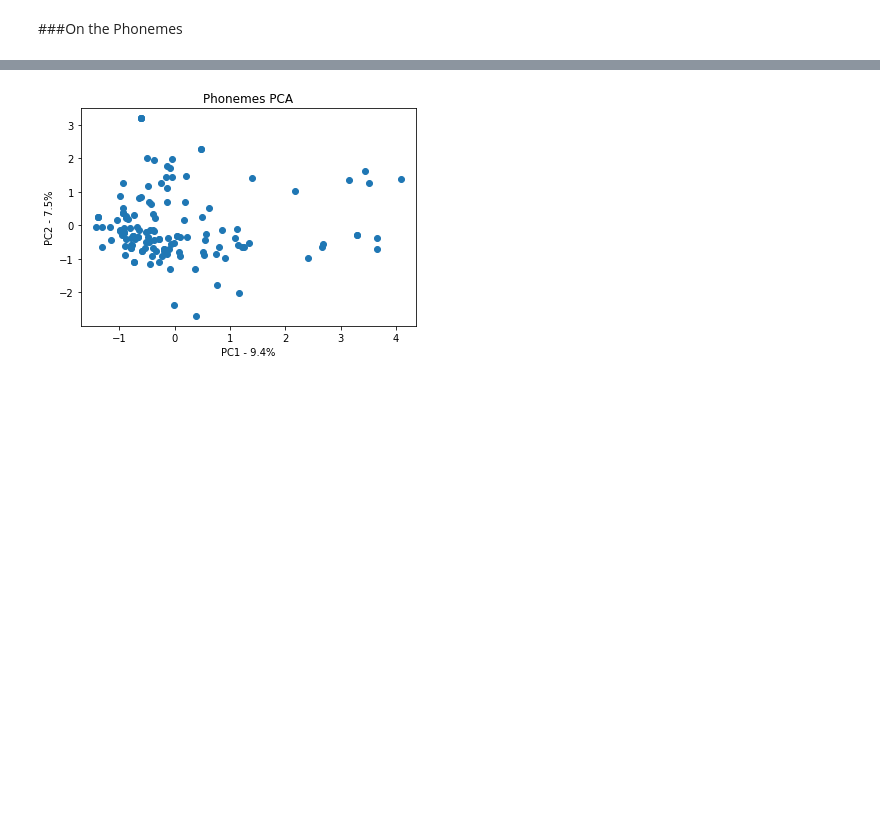
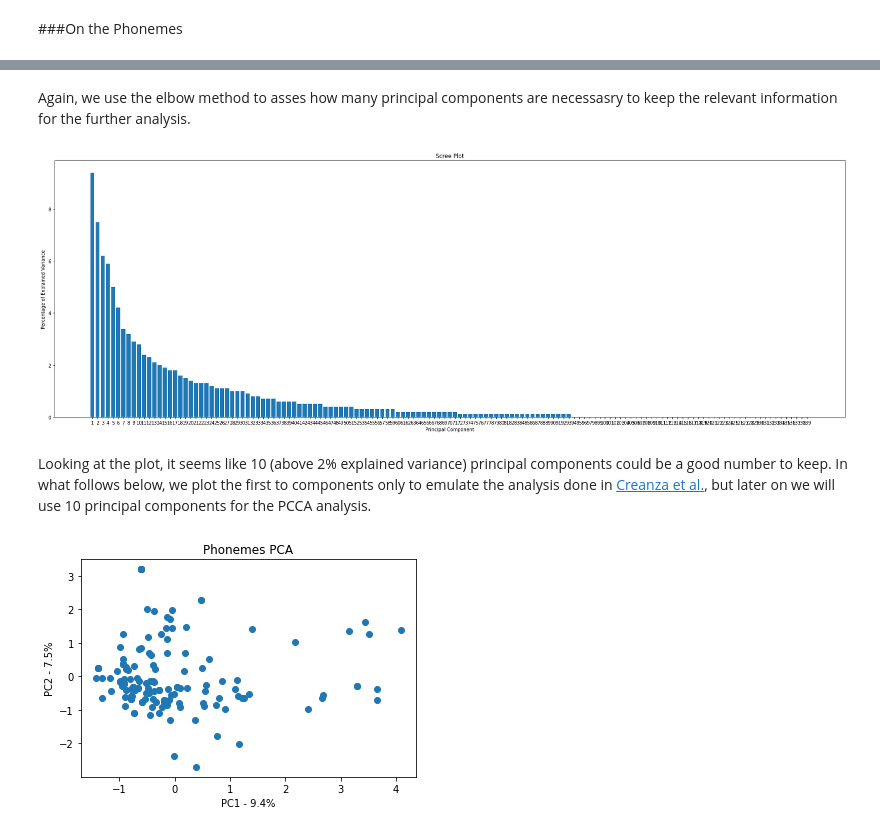
Before and after one commit to camoalon/language_genes, a Jupyter notebook: PCA.ipynb, the cells around one changed output, grey strips where cells are left out. Cells and saved outputs as stored; diff of their text form; code cells hidden in the pictures; blank space fills up the shorter version.

```diff
--- a/PCA.ipynb
+++ b/PCA.ipynb
@@ -370,6 +382,20 @@ labels = ['PC' + str(x) for x in range(1, len(per_var)+1)]
 phonemes_pca = pd.DataFrame(pca_phonemes, columns=labels)
 
 phonemes_pc = pd.DataFrame([phonemes_pca.PC1, phonemes_pca.PC2]).T
+# %% [markdown]
+Again, we use the elbow method to asses how many principal components are necessasry to keep the relevant information for the further analysis.
+# %%
+fig, ax = plt.subplots(figsize=(30, 10))
+labels_scree = [str(x) for x in range(1, len(per_var)+1)]
+plt.bar(x=range(1,len(per_var)+1), height=per_var, tick_label=labels_scree)
+plt.ylabel('Percentage of Explained Variance')
+plt.xlabel('Principal Component')
+plt.title('Scree Plot')
+plt.show()
+# %% [output]
+[figure, added]
+# %% [markdown]
+Looking at the plot, it seems like 10 (above 2% explained variance) principal components could be a good number to keep. In what follows below, we plot the first to components only to emulate the analysis done in [Creanza et al.](https://www.pnas.org/content/112/5/1265), but later on we will use 10 principal components for the PCCA analysis.
 # %%
 plt.scatter(phonemes_pc['PC1'], phonemes_pc['PC2'])
 plt.title('Phonemes PCA')
```
Also changed, not shown: parts of 14 cells of this notebook.
